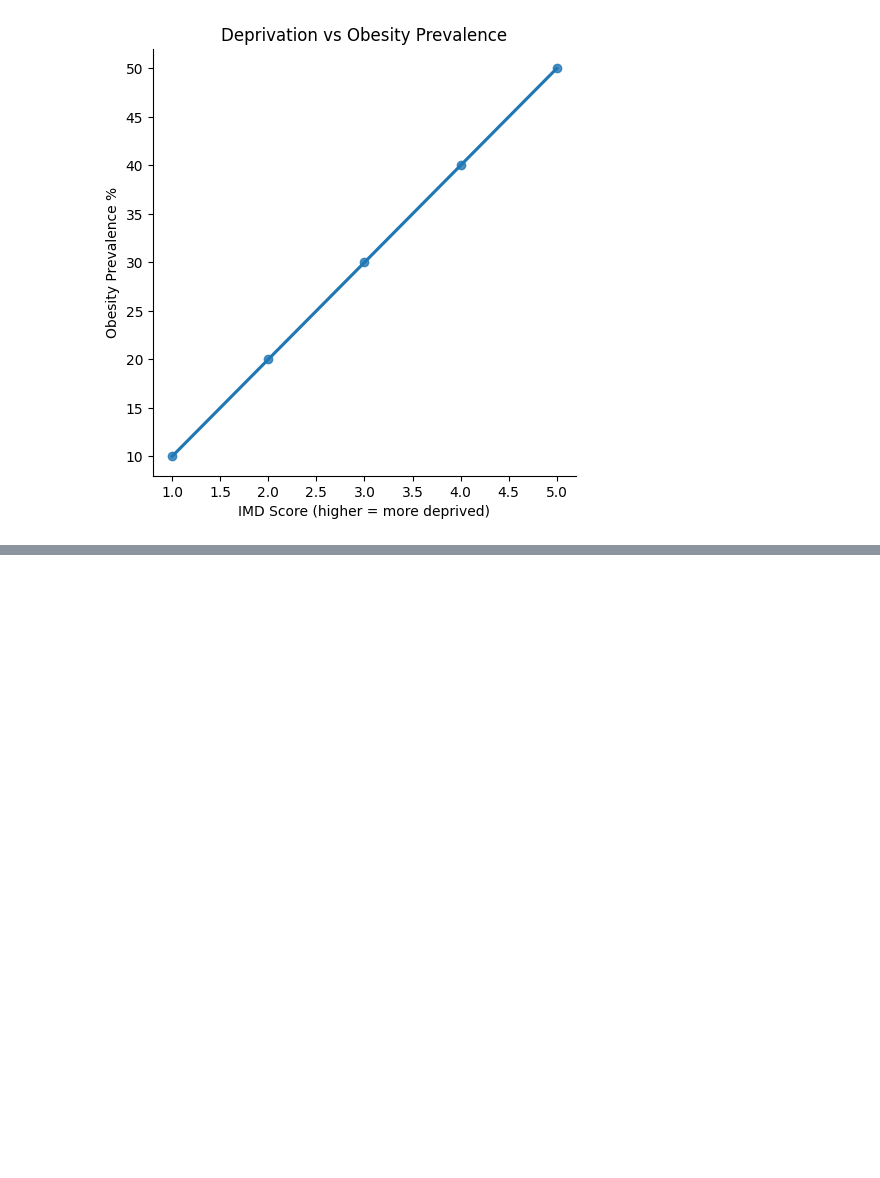
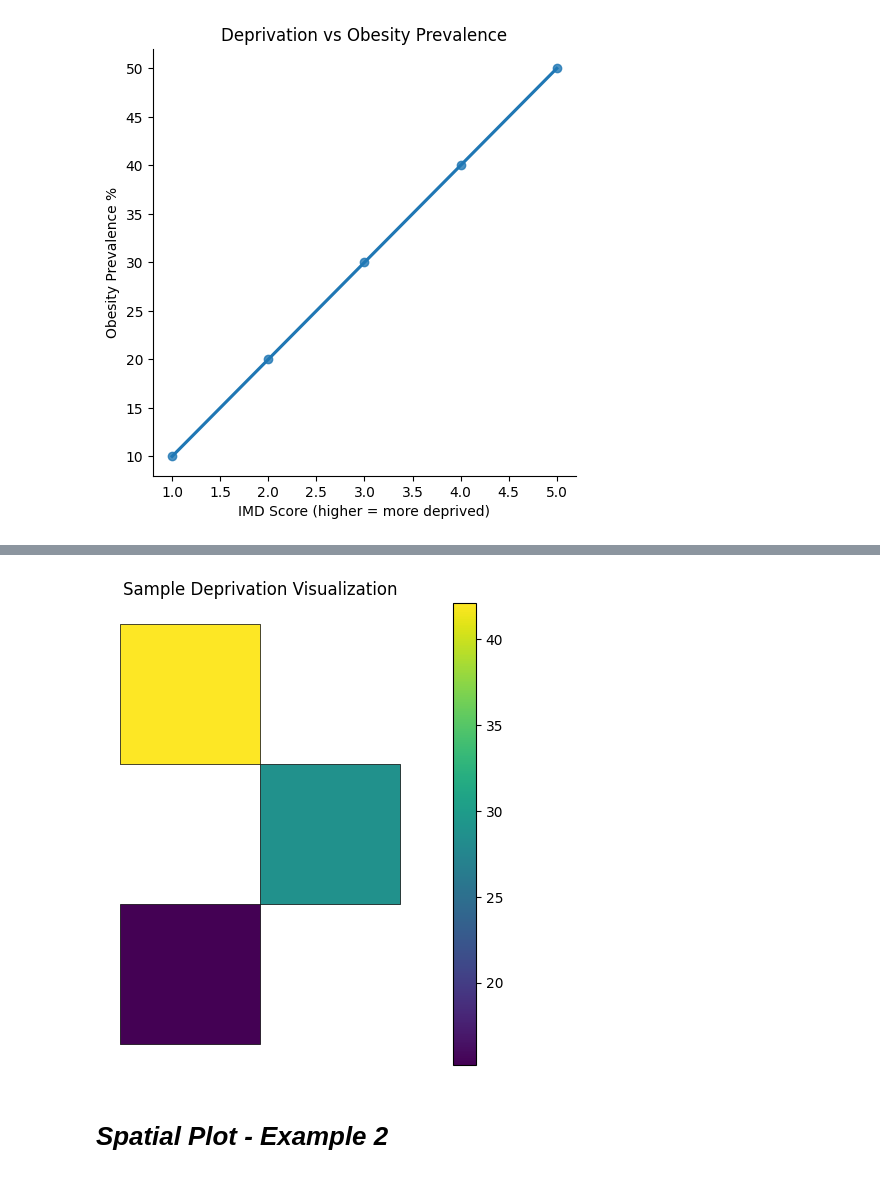
Before and after one commit to deeptanghosh02/GEOG5990M_Deeptanshu-Ghosh, a Jupyter notebook: Untitled7.ipynb, the cells around one changed output, grey strips where cells are left out. Drawn from its saved outputs; the diff is of its cells as text; code cells hidden in the pictures; blank space fills up the shorter version.

```diff
--- a/Untitled7.ipynb
+++ b/Untitled7.ipynb
@@ -269,0 +201,42 @@ NameError: name 'lsoa' is not defined
+# %%
+import geopandas as gpd
+import matplotlib.pyplot as plt
+import pandas as pd
+from shapely.geometry import Polygon
+
+# 1. Create sample LSOA boundaries (polygons for 3 areas)
+sample_geometries = [
+    Polygon([(0,0), (1,0), (1,1), (0,1)]),
+    Polygon([(1,1), (2,1), (2,2), (1,2)]),
+    Polygon([(0,2), (1,2), (1,3), (0,3)])
+]
+lsoa = gpd.GeoDataFrame({
+    'LSOA21CD': ['E01000001', 'E01000002', 'E01000003'],
+    'geometry': sample_geometries
+})
+
+# 2. Create sample attribute data
+merged = pd.DataFrame({
+    'LSOA21CD': ['E01000001', 'E01000002', 'E01000003'],
+    'IMD_Score': [15.2, 28.7, 42.1],
+    'Obesity_Pct': [22.5, 31.6, 38.2]
+})
+
+# 3. Merge the data
+gdf = lsoa.merge(merged, on='LSOA21CD')
+
+# 4. Plot
+fig, ax = plt.subplots(figsize=(10, 6))
+gdf.plot(column='IMD_Score',
+        ax=ax,
+        legend=True,
+        cmap='viridis',
+        edgecolor='black',
+        linewidth=0.5)
+ax.set_title("Sample Deprivation Visualization")
+ax.set_axis_off()
+plt.show()
+# %% [output]
+[figure, added]
+# %% [markdown]
+# *Spatial Plot  -  Example 2*
```
Also changed, not shown: parts of 6 cells of this notebook.
